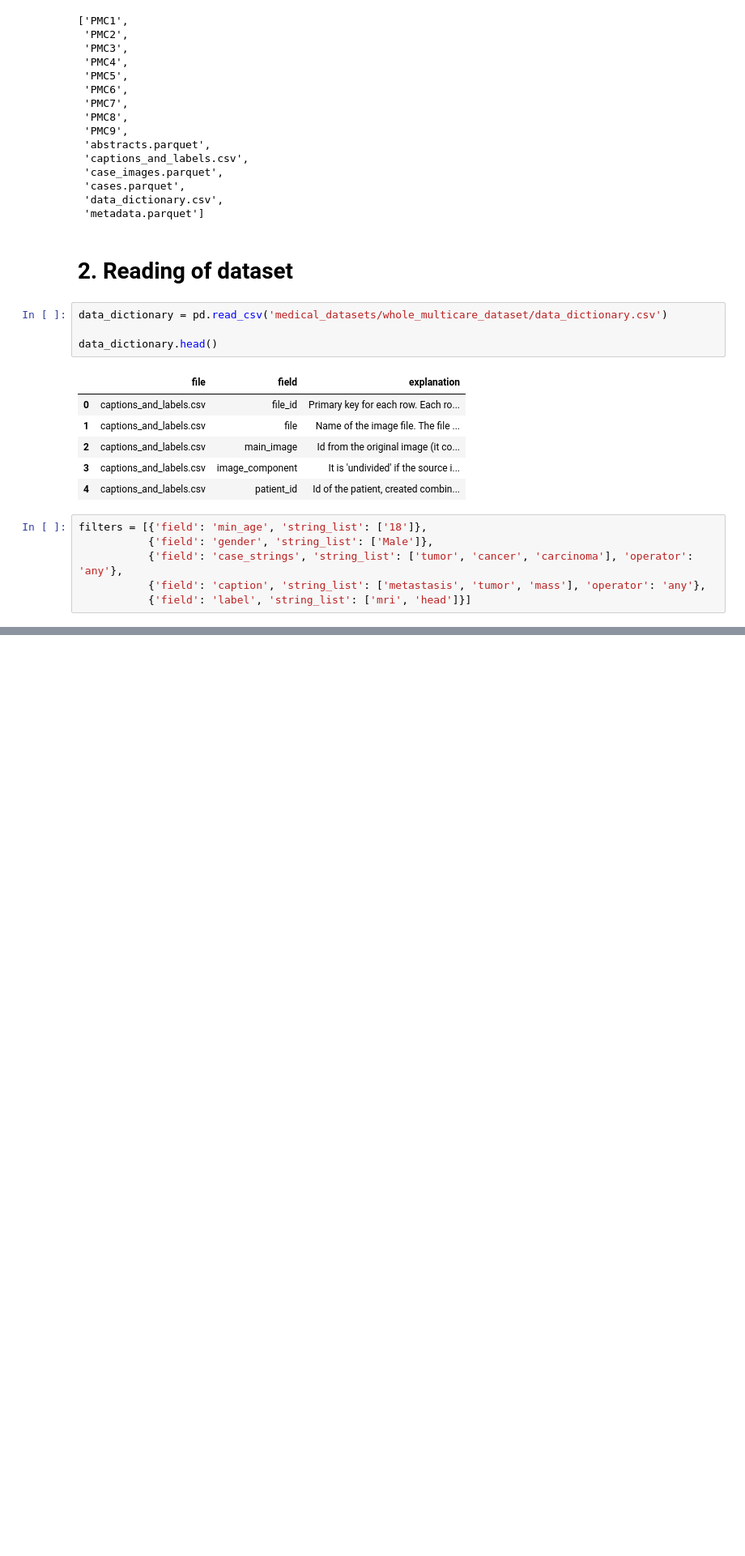
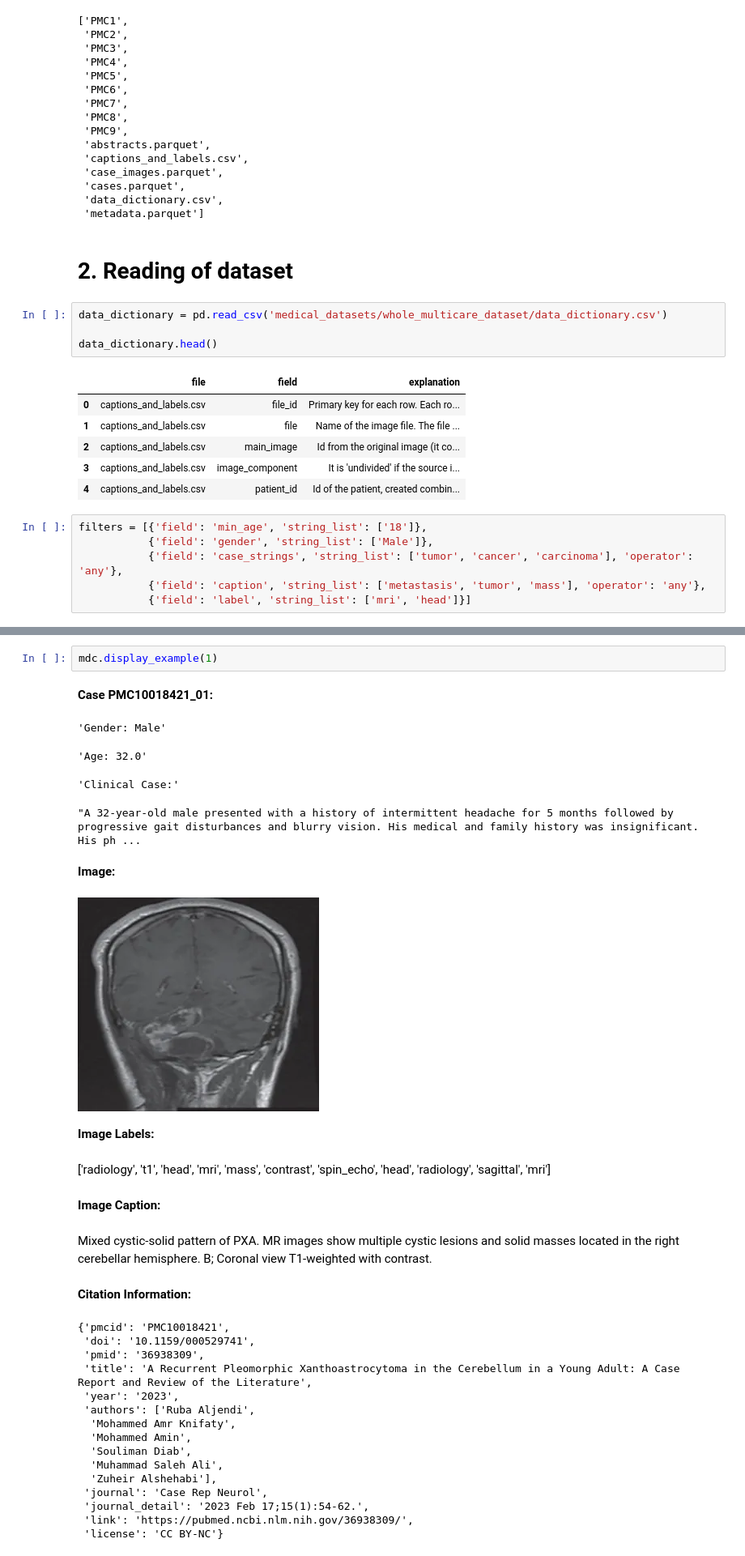
Before and after one commit to Quentin-ENSAE/projet_NLP, a Jupyter notebook: Notebooks/0. Demo_dataset_creation.ipynb, the cells around one changed output, grey strips where cells are left out. Shown at 81% size. Drawn from its saved outputs; the diff is of its cells as text; blank space fills up the shorter version.

```diff
--- a/Notebooks/0. Demo_dataset_creation.ipynb
+++ b/Notebooks/0. Demo_dataset_creation.ipynb
@@ -58 +66,31 @@ ValueError: Dataset name already exists. Please use a different name.
+# %%
+mdc.display_example(1)
+# %% [output]
+**Case PMC10018421_01:**
+'Gender: Male'
+'Age: 32.0'
+'Clinical Case:'
+"A 32-year-old male presented with a history of intermittent headache for 5 months followed by progressive gait disturbances and blurry vision. His medical and family history was insignificant. His ph ...
+**Image:**
+[figure, added]
+**Image Labels:**
+['radiology', 't1', 'head', 'mri', 'mass', 'contrast', 'spin_echo', 'head', 'radiology', 'sagittal', 'mri']
+**Image Caption:**
+Mixed cystic-solid pattern of PXA. MR images show multiple cystic lesions and solid masses located in the right cerebellar hemisphere. B; Coronal view T1-weighted with contrast.
+**Citation Information:**
+{'pmcid': 'PMC10018421',
+ 'doi': '10.1159/000529741',
+ 'pmid': '36938309',
+ 'title': 'A Recurrent Pleomorphic Xanthoastrocytoma in the Cerebellum in a Young Adult: A Case Report and Review of the Literature',
+ 'year': '2023',
+ 'authors': ['Ruba Aljendi',
+  'Mohammed Amr Knifaty',
+  'Mohammed Amin',
+  'Souliman Diab',
+  'Muhammad Saleh Ali',
+  'Zuheir Alshehabi'],
+ 'journal': 'Case Rep Neurol',
+ 'journal_detail': '2023 Feb 17;15(1):54-62.',
+ 'link': 'https://pubmed.ncbi.nlm.nih.gov/36938309/',
+ 'license': 'CC BY-NC'}
 # %%
```
Also changed, not shown: parts of 4 cells of this notebook, 9 other files.
